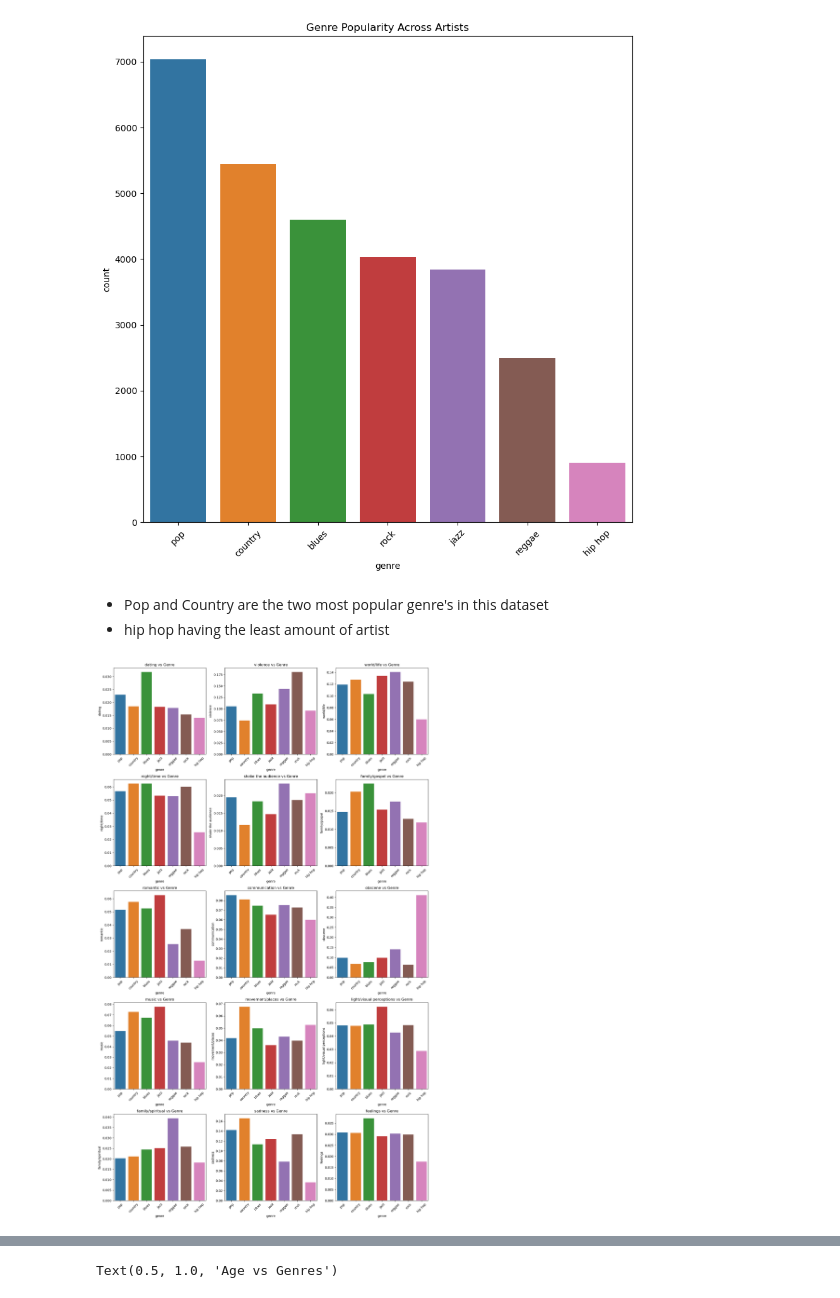
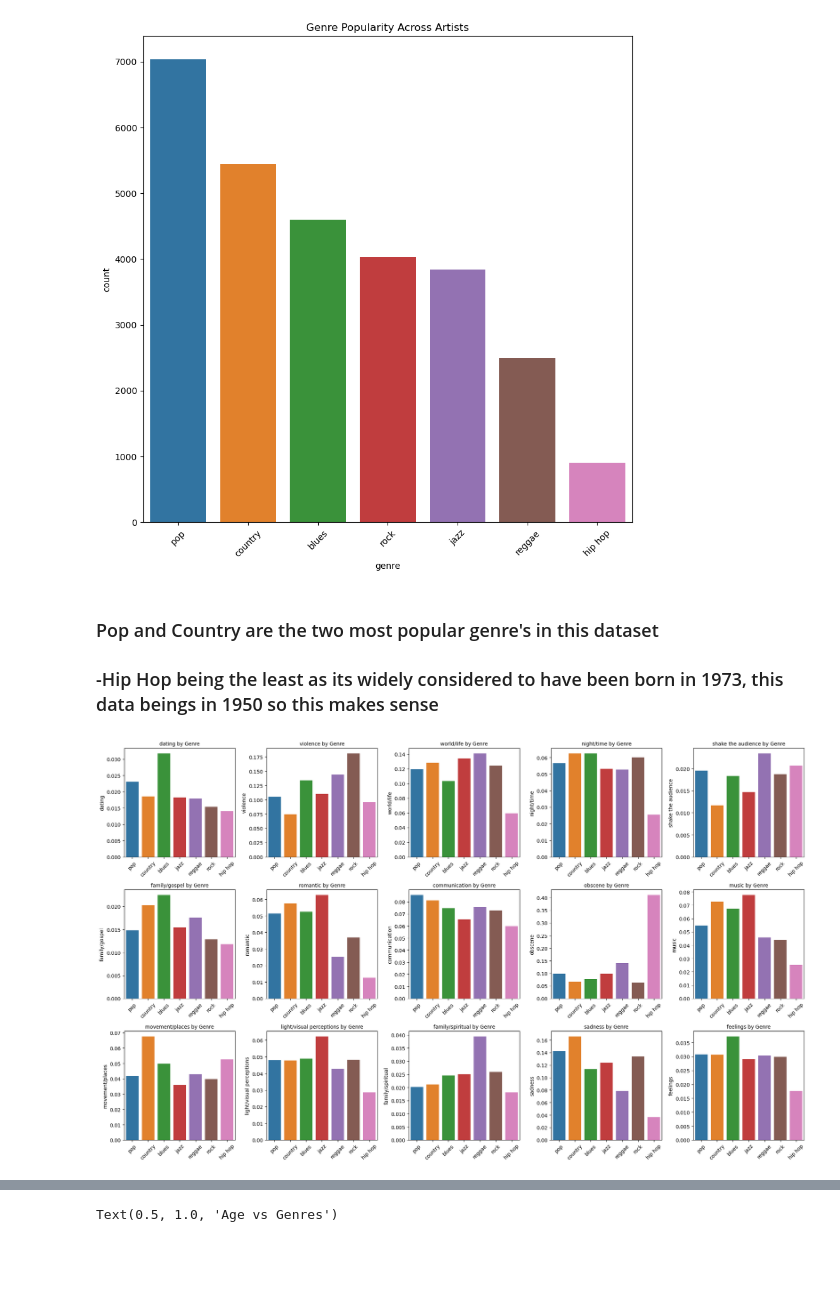
Before and after one commit to GClark89/MusicTrain, a Jupyter notebook: EDA.ipynb, the cells around one changed output, grey strips where cells are left out. Cells and saved outputs as stored; diff of their text form; code cells hidden in the pictures; blank space fills up the shorter version.

```diff
--- a/EDA.ipynb
+++ b/EDA.ipynb
@@ -204,33 +207,34 @@ plt.show()
 # %% [output]
 [figure]
 # %% [markdown]
-- Pop and Country are the two most popular genre's in this dataset
-- hip hop having the least amount of artist
+### Pop and Country are the two most popular genre's in this dataset
+###   -Hip Hop being the least as its widely considered to have been born in 1973, this data beings in 1950 so this makes sense
 # %%
-# List of features from the dataset to compare with genre
+# List of lyrical features to compare across different music genres
 features = [
     'dating', 'violence', 'world/life', 'night/time', 'shake the audience', 'family/gospel',
     'romantic', 'communication', 'obscene', 'music', 'movement/places', 'light/visual perceptions',
-    'family/spiritual', 'sadness', 'feelings'
+    'family/spiritual', 'sadness', 'feelings',
 ]
 
-# Create a grid of subplots (adjust the number of rows/columns as needed)
-num_features = len(features)
-ncols = 3  # Number of columns for the subplot grid
-nrows = (num_features // ncols) + (num_features % ncols != 0)  # Calculate rows needed for all features
+# Create a 3x5 grid of subplots to visualize each feature
+fig, axes = plt.subplots(3, 5, figsize=(20, 12))  # 3 rows x 5 columns layout
 
-fig, axes = plt.subplots(nrows, ncols, figsize=(15, 5 * nrows))
-axes = axes.flatten()  # Flatten to make it easier to index through
+# Loop through each feature and create a barplot by genre
+for idx, feature in enumerate(features):
+    row = idx // 5  # Determine row index in subplot grid
+    col = idx % 5   # Determine column index in subplot grid
+    ax = axes[row, col]
 
-# Plot each feature compared to genre
-for i, feature in enumerate(features):
-    sns.barplot(x='genre', y=feature, data=df, ax=axes[i], errorbar= None, hue= "genre")
-    axes[i].set_title(f'{feature} vs Genre')
-    axes[i].tick_params(axis='x', rotation=45)  # Rotate x-axis labels for readability
+    # Plot the average value of the feature per genre using seaborn barplot
+    sns.barplot(data=df, x='genre', y=feature, ax=ax, errorbar=None, hue="genre")
+    ax.set_title(f'{feature} by Genre', fontsize=10)  # Set subplot title
+    ax.set_xlabel('')  # Remove x-axis label for cleaner layout
+    ax.set_ylabel(feature)
+    ax.tick_params(axis='x', rotation=45)
 
-
-
+# Adjust spacing between subplots to prevent overlapping
 plt.tight_layout()
 plt.show()
 # %% [output]
-[figure, old version]
+[figure, new version]
```
Also changed, not shown: parts of 14 cells of this notebook, 9 other files.
